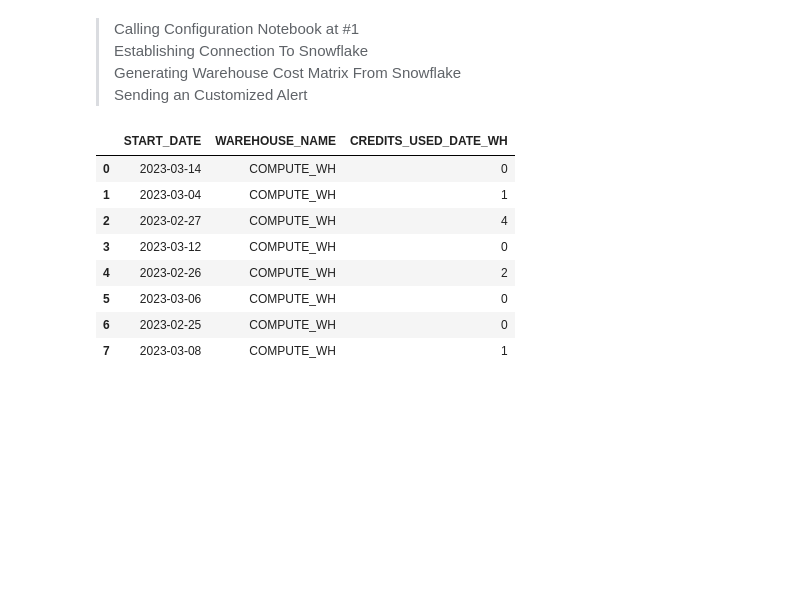
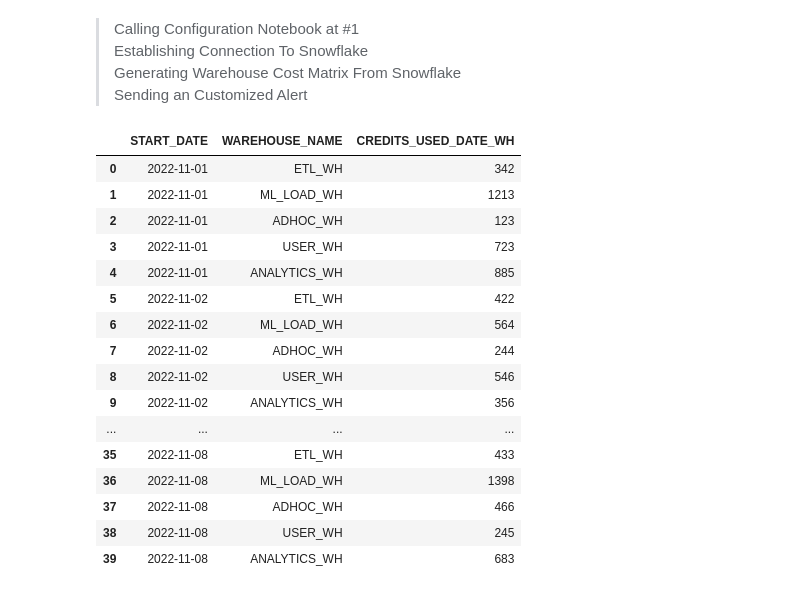
Before and after one commit to divyanshsaxena11/snowpark_python, a Jupyter notebook: warehouse_consumption_report.ipynb, the cells around one changed output. Saved outputs shown, nothing was run; the diff lists cells and outputs as text; code cells hidden in the pictures; blank space fills up the shorter version.

```diff
--- a/warehouse_consumption_report.ipynb
+++ b/warehouse_consumption_report.ipynb
@@ -19,34 +19,42 @@ conn = Session.builder.configs(conn_config).create()
 # %%
 #Using Snowpark Session SQL To Query Warehouse Credits Consumption in last 30 Days
 
 sp_warehouse_consumption = conn.sql("WITH CTE_DATE_WH AS(  \
   SELECT TO_DATE(START_TIME) AS START_DATE \
         ,WAREHOUSE_NAME \
         ,SUM(CREDITS_USED) AS CREDITS_USED_DATE_WH \
     FROM SNOWFLAKE.ACCOUNT_USAGE.WAREHOUSE_METERING_HISTORY \
    GROUP BY START_DATE \
            ,WAREHOUSE_NAME \
 ) \
 SELECT START_DATE \
       ,WAREHOUSE_NAME \
       ,round(CREDITS_USED_DATE_WH) AS CREDITS_USED_DATE_WH \
   FROM CTE_DATE_WH \
 where CREDITS_USED_DATE_WH > 0  \
 AND START_DATE > DATEADD(Month,-1,CURRENT_TIMESTAMP())")
-
+sp_warehouse_consumption = conn.sql('select * from db_roles.public.wh_logs')
 pd_warehouse_consumption = sp_warehouse_consumption.to_pandas()
 
 pd_warehouse_consumption
 # %% [output]
 |  | START_DATE | WAREHOUSE_NAME | CREDITS_USED_DATE_WH |
-| 0 | 2023-03-14 | COMPUTE_WH | 0 |
-| 1 | 2023-03-04 | COMPUTE_WH | 1 |
-| 2 | 2023-02-27 | COMPUTE_WH | 4 |
-| 3 | 2023-03-12 | COMPUTE_WH | 0 |
-| 4 | 2023-02-26 | COMPUTE_WH | 2 |
-| 5 | 2023-03-06 | COMPUTE_WH | 0 |
-| 6 | 2023-02-25 | COMPUTE_WH | 0 |
-| 7 | 2023-03-08 | COMPUTE_WH | 1 |
+| 0 | 2022-11-01 | ETL_WH | 342 |
+| 1 | 2022-11-01 | ML_LOAD_WH | 1213 |
+| 2 | 2022-11-01 | ADHOC_WH | 123 |
+| 3 | 2022-11-01 | USER_WH | 723 |
+| 4 | 2022-11-01 | ANALYTICS_WH | 885 |
+| 5 | 2022-11-02 | ETL_WH | 422 |
+| 6 | 2022-11-02 | ML_LOAD_WH | 564 |
+| 7 | 2022-11-02 | ADHOC_WH | 244 |
+| 8 | 2022-11-02 | USER_WH | 546 |
+| 9 | 2022-11-02 | ANALYTICS_WH | 356 |
+| ... | ... | ... | ... |
+| 35 | 2022-11-08 | ETL_WH | 433 |
+| 36 | 2022-11-08 | ML_LOAD_WH | 1398 |
+| 37 | 2022-11-08 | ADHOC_WH | 466 |
+| 38 | 2022-11-08 | USER_WH | 245 |
+| 39 | 2022-11-08 | ANALYTICS_WH | 683 |
 # %%
 df_pivot = pd.pivot_table(pd_warehouse_consumption
                           ,values='CREDITS_USED_DATE_WH'
```
Also changed, not shown: parts of 3 cells of this notebook, 1 other file.
